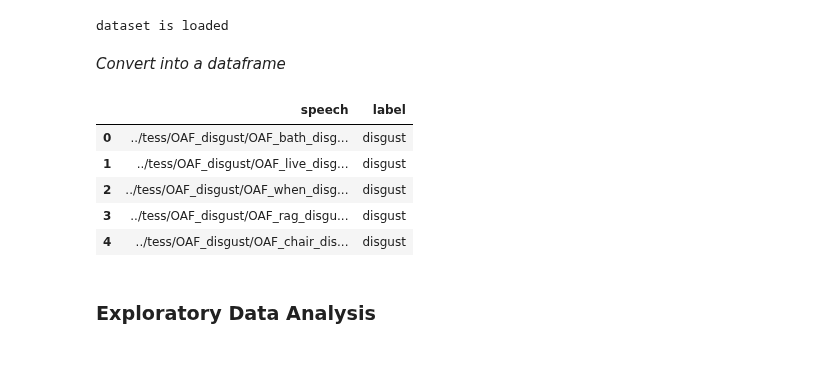
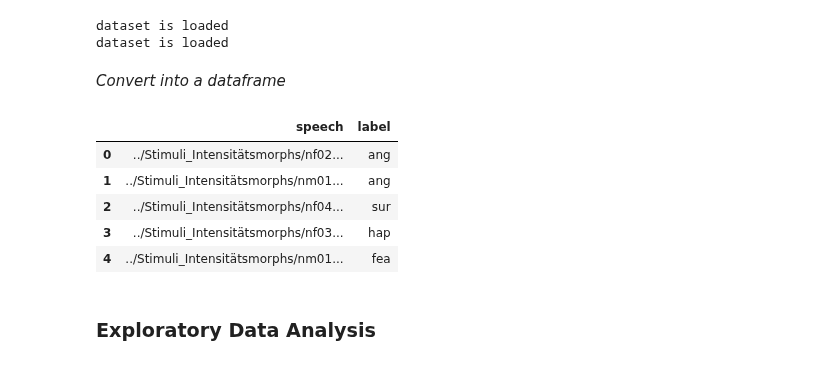
Before and after one commit to BlackFox1197/masterarbeit_programming, a Jupyter notebook: notebooks/feature_exp.ipynb, the cells around one changed output. Saved outputs shown, nothing was run; the diff lists cells and outputs as text; code cells hidden in the pictures.

```diff
--- a/notebooks/feature_exp.ipynb
+++ b/notebooks/feature_exp.ipynb
@@ -29,22 +29,43 @@ if len(labels) > 0 and len(paths) > 0:
     print ('dataset is loaded')
 else:
     print("dataset error")
+
+
+pathsSI = []
+labelsSI = []
+for dirname, _, filenames in os.walk('../Stimuli_Intensitätsmorphs'):
+    for filename in filenames:
+        pathsSI.append(os.path.join(dirname, filename))
+        label = filename.split('_')[1]
+        label = label.split('.')[0]
+        labelsSI.append(label.lower())
+if len(labelsSI) > 0 and len(pathsSI) > 0:
+    print ('dataset is loaded')
+else:
+    print("dataset error")
 # %% [output]
 dataset is loaded
+dataset is loaded
 # %% [markdown]
 *Convert into a dataframe*
 # %%
 df = pd.DataFrame()
 df['speech'] = paths
 df['label'] = labels
 df.head()
+
+
+dfSI = pd.DataFrame()
+dfSI['speech'] = pathsSI
+dfSI['label'] = labelsSI
+dfSI.head()
 # %% [output]
 |  | speech | label |
-| 0 | ../tess/OAF_disgust/OAF_bath_disg... | disgust |
-| 1 | ../tess/OAF_disgust/OAF_live_disg... | disgust |
-| 2 | ../tess/OAF_disgust/OAF_when_disg... | disgust |
-| 3 | ../tess/OAF_disgust/OAF_rag_disgu... | disgust |
-| 4 | ../tess/OAF_disgust/OAF_chair_dis... | disgust |
+| 0 | ../Stimuli_Intensitätsmorphs/nf02... | ang |
+| 1 | ../Stimuli_Intensitätsmorphs/nm01... | ang |
+| 2 | ../Stimuli_Intensitätsmorphs/nf04... | sur |
+| 3 | ../Stimuli_Intensitätsmorphs/nf03... | hap |
+| 4 | ../Stimuli_Intensitätsmorphs/nm01... | fea |
 # %% [markdown]
 ### Exploratory Data Analysis
 # %%
```
Also changed, not shown: parts of 11 cells of this notebook, 3 other files.
